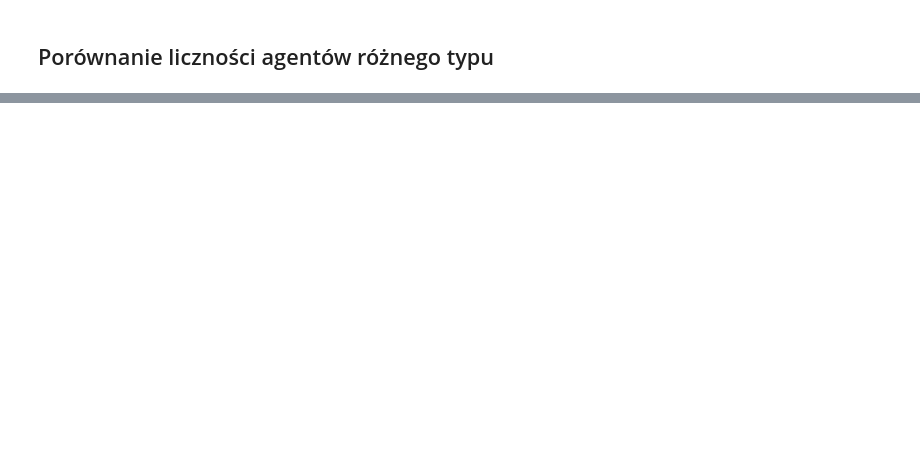
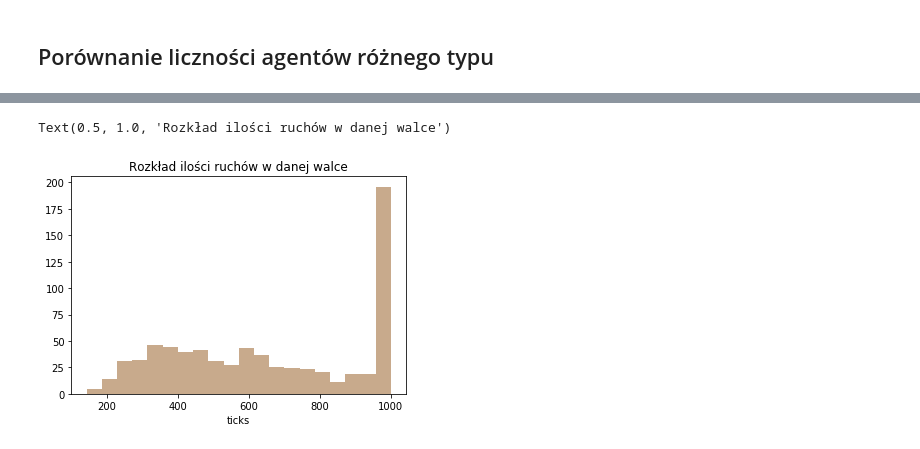
Before and after one commit to INFJakZda/Battlefield-Evaluation, a Jupyter notebook: evaluate_results.ipynb, the cells around one changed output, grey strips where cells are left out. Cells and saved outputs as stored; diff of their text form; code cells hidden in the pictures; blank space fills up the shorter version.

```diff
--- a/evaluate_results.ipynb
+++ b/evaluate_results.ipynb
@@ -64,0 +164,5 @@ data
+# %%
+sns.distplot(battle_summaries['ticks'], kde=False, bins=20).set_title("Rozkład ilości ruchów w danej walce")
+# %% [output]
+Text(0.5, 1.0, 'Rozkład ilości ruchów w danej walce')
+[figure, added]
```
Also changed, not shown: parts of 9 cells of this notebook.
